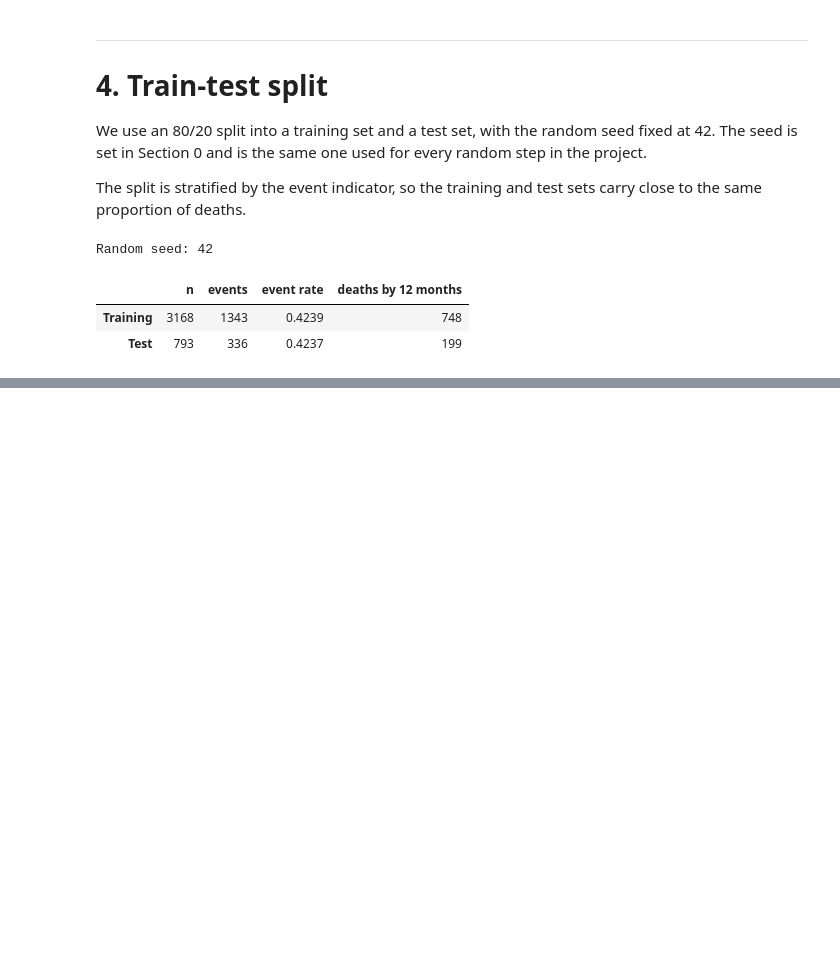
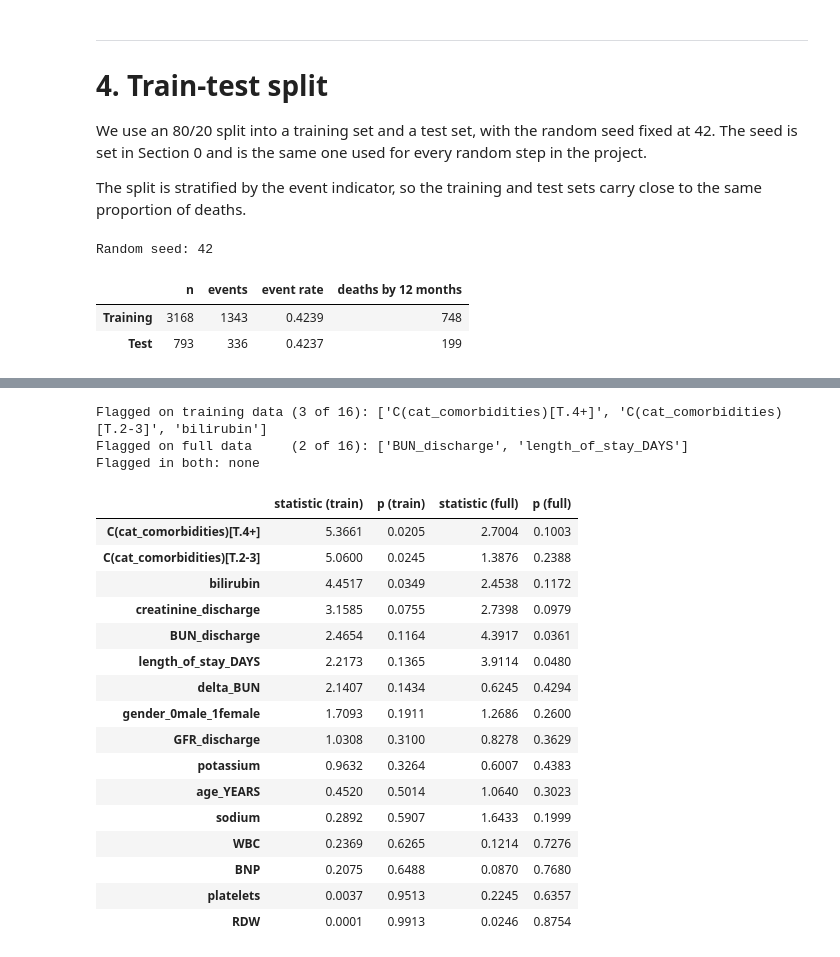
Before and after one commit to Mormorfor/SAML_project, a Jupyter notebook: Final Project/final_proj.ipynb, the cells around one changed output, grey strips where cells are left out. Cells and saved outputs as stored; diff of their text form; code cells hidden in the pictures; blank space fills up the shorter version.

```diff
--- a/Final Project/final_proj.ipynb
+++ b/Final Project/final_proj.ipynb
@@ -651,0 +718,39 @@ Random seed: 42
+# %%
+ph_train = proportional_hazard_test(cox_train, train_df, time_transform="rank").summary
+ph_full = proportional_hazard_test(cox_pa2, df, time_transform="rank").summary
+
+ph_compare = pd.DataFrame({
+    "statistic (train)": ph_train["test_statistic"],
+    "p (train)": ph_train["p"],
+    "statistic (full)": ph_full["test_statistic"],
+    "p (full)": ph_full["p"],
+}).sort_values("p (train)").round(4)
+ph_compare.to_csv(os.path.join(TAB_DIR, "table6_ph_train_vs_full.csv"))
+
+flagged_train = list(ph_compare.index[ph_compare["p (train)"] < 0.05])
+flagged_full = list(ph_compare.index[ph_compare["p (full)"] < 0.05])
+print(f"Flagged on training data ({len(flagged_train)} of {len(ph_compare)}): {flagged_train}")
+print(f"Flagged on full data     ({len(flagged_full)} of {len(ph_compare)}): {flagged_full}")
+print(f"Flagged in both: {sorted(set(flagged_train) & set(flagged_full)) or 'none'}")
+ph_compare
+# %% [output]
+Flagged on training data (3 of 16): ['C(cat_comorbidities)[T.4+]', 'C(cat_comorbidities)[T.2-3]', 'bilirubin']
+Flagged on full data     (2 of 16): ['BUN_discharge', 'length_of_stay_DAYS']
+Flagged in both: none
+|  | statistic (train) | p (train) | statistic (full) | p (full) |
+| C(cat_comorbidities)[T.4+] | 5.3661 | 0.0205 | 2.7004 | 0.1003 |
+| C(cat_comorbidities)[T.2-3] | 5.0600 | 0.0245 | 1.3876 | 0.2388 |
+| bilirubin | 4.4517 | 0.0349 | 2.4538 | 0.1172 |
+| creatinine_discharge | 3.1585 | 0.0755 | 2.7398 | 0.0979 |
+| BUN_discharge | 2.4654 | 0.1164 | 4.3917 | 0.0361 |
+| length_of_stay_DAYS | 2.2173 | 0.1365 | 3.9114 | 0.0480 |
+| delta_BUN | 2.1407 | 0.1434 | 0.6245 | 0.4294 |
+| gender_0male_1female | 1.7093 | 0.1911 | 1.2686 | 0.2600 |
+| GFR_discharge | 1.0308 | 0.3100 | 0.8278 | 0.3629 |
+| potassium | 0.9632 | 0.3264 | 0.6007 | 0.4383 |
+| age_YEARS | 0.4520 | 0.5014 | 1.0640 | 0.3023 |
+| sodium | 0.2892 | 0.5907 | 1.6433 | 0.1999 |
+| WBC | 0.2369 | 0.6265 | 0.1214 | 0.7276 |
+| BNP | 0.2075 | 0.6488 | 0.0870 | 0.7680 |
+| platelets | 0.0037 | 0.9513 | 0.2245 | 0.6357 |
+| RDW | 0.0001 | 0.9913 | 0.0246 | 0.8754 |
```
Also changed, not shown: parts of 8 cells of this notebook, 1 other file.
